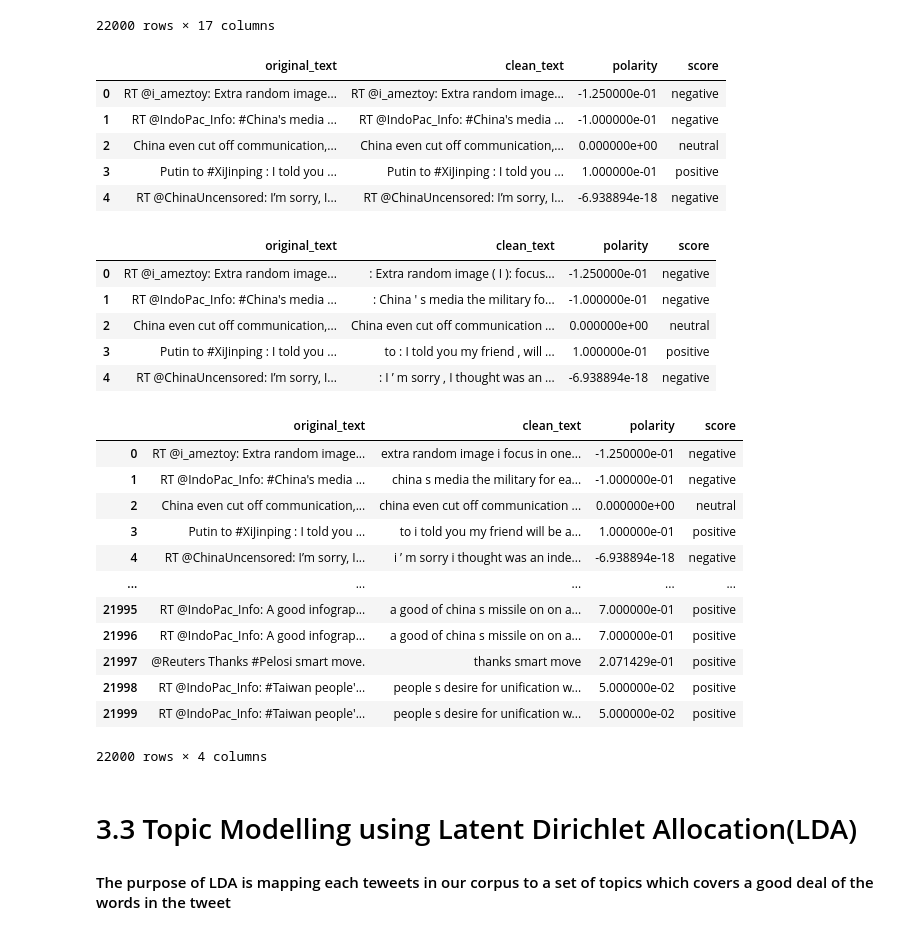
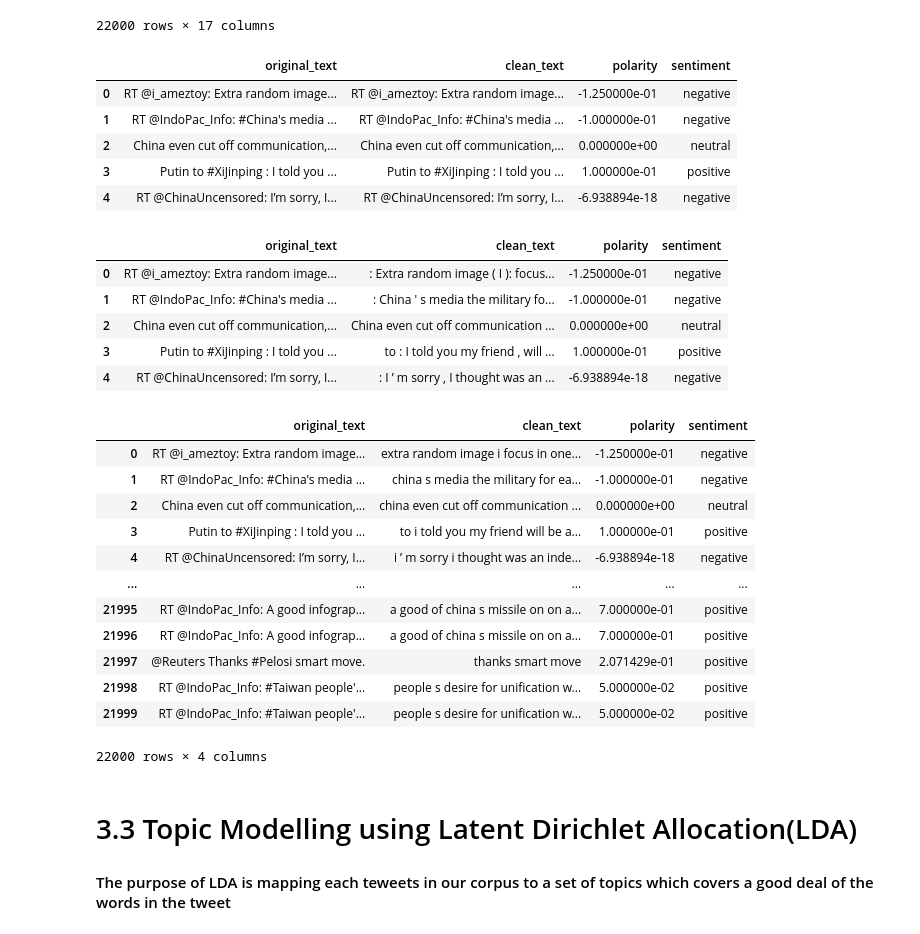
Before and after one commit to YohansSamuel/Twitter-Data-Analysis, a Jupyter notebook: task3_topic_modeling_and_sentiment_analysis..ipynb, the cells around one changed output. Cells and saved outputs as stored; diff of their text form; code cells hidden in the pictures.

```diff
--- a/task3_topic_modeling_and_sentiment_analysis..ipynb
+++ b/task3_topic_modeling_and_sentiment_analysis..ipynb
@@ -157,10 +157,10 @@ def text_category (polarity):
         return 'neutral'
 # %%
 score= pd.Series([text_category(row_value) for row_value in tweets_df['polarity']])
-tweets_df = pd.concat([tweets_df, score.rename('score')], axis=1)
+tweets_df = pd.concat([tweets_df, score.rename('sentiment')], axis=1)
 tweets_df.head()
 # %% [output]
-|  | original_text | clean_text | polarity | score |
+|  | original_text | clean_text | polarity | sentiment |
 | 0 | RT @i_ameztoy: Extra random image... | RT @i_ameztoy: Extra random image... | -1.250000e-01 | negative |
 | 1 | RT @IndoPac_Info: #China's media ... | RT @IndoPac_Info: #China's media ... | -1.000000e-01 | negative |
 | 2 | China even cut off communication,... | China even cut off communication,... | 0.000000e+00 | neutral |
@@ -198,7 +198,7 @@ def cleaner(tweet):
 tweets_df['clean_text'] = tweets_df['original_text'].map(lambda x: cleaner(x))
 tweets_df.head()
 # %% [output]
-|  | original_text | clean_text | polarity | score |
+|  | original_text | clean_text | polarity | sentiment |
 | 0 | RT @i_ameztoy: Extra random image... | : Extra random image ( I ): focus... | -1.250000e-01 | negative |
 | 1 | RT @IndoPac_Info: #China's media ... | : China ' s media the military fo... | -1.000000e-01 | negative |
 | 2 | China even cut off communication,... | China even cut off communication ... | 0.000000e+00 | neutral |
@@ -239,7 +239,7 @@ tweets_df['clean_text'],word_list ,id2word,corpus=PrepareData_obj.preprocess_dat
 #print(corpus)
 tweets_df
 # %% [output]
-|  | original_text | clean_text | polarity | score |
+|  | original_text | clean_text | polarity | sentiment |
 | 0 | RT @i_ameztoy: Extra random image... | extra random image i focus in one... | -1.250000e-01 | negative |
 | 1 | RT @IndoPac_Info: #China's media ... | china s media the military for ea... | -1.000000e-01 | negative |
 | 2 | China even cut off communication,... | china even cut off communication ... | 0.000000e+00 | neutral |
```
Also changed, not shown: parts of 23 cells of this notebook.
